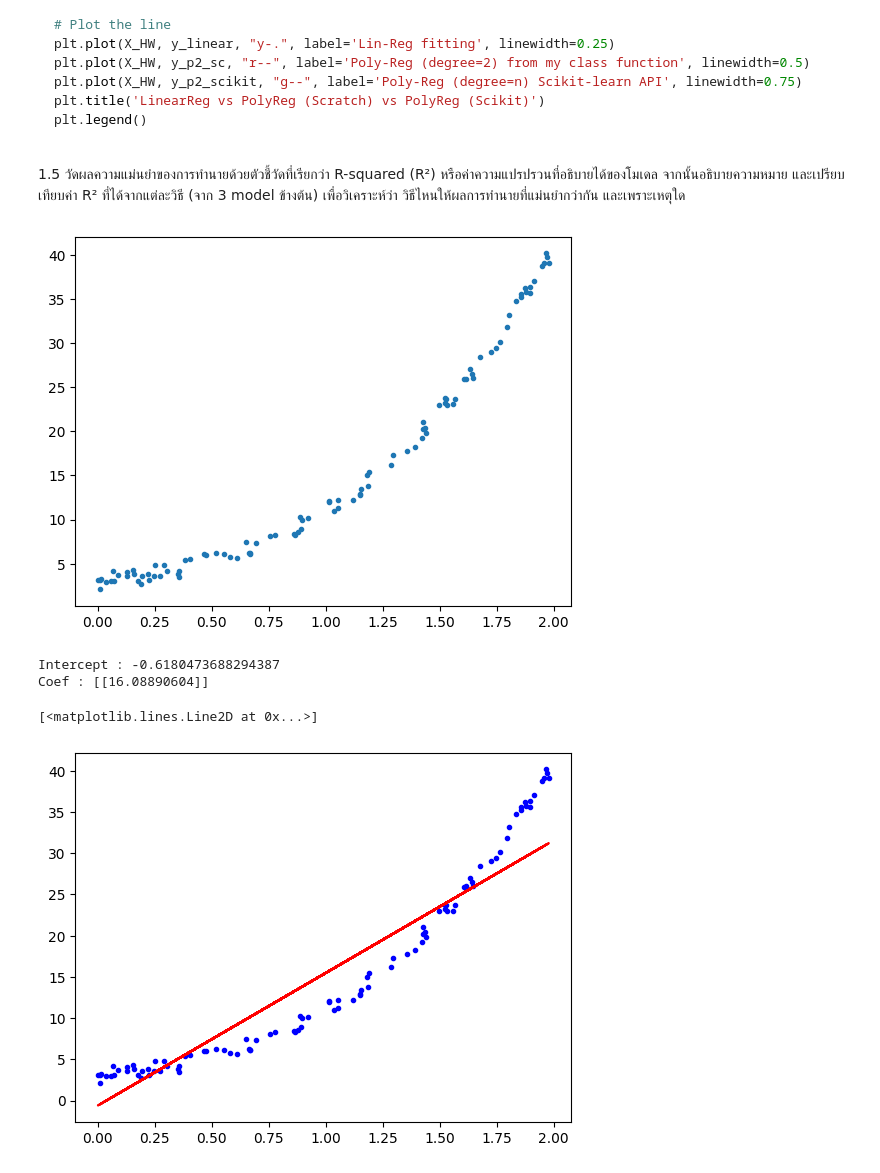
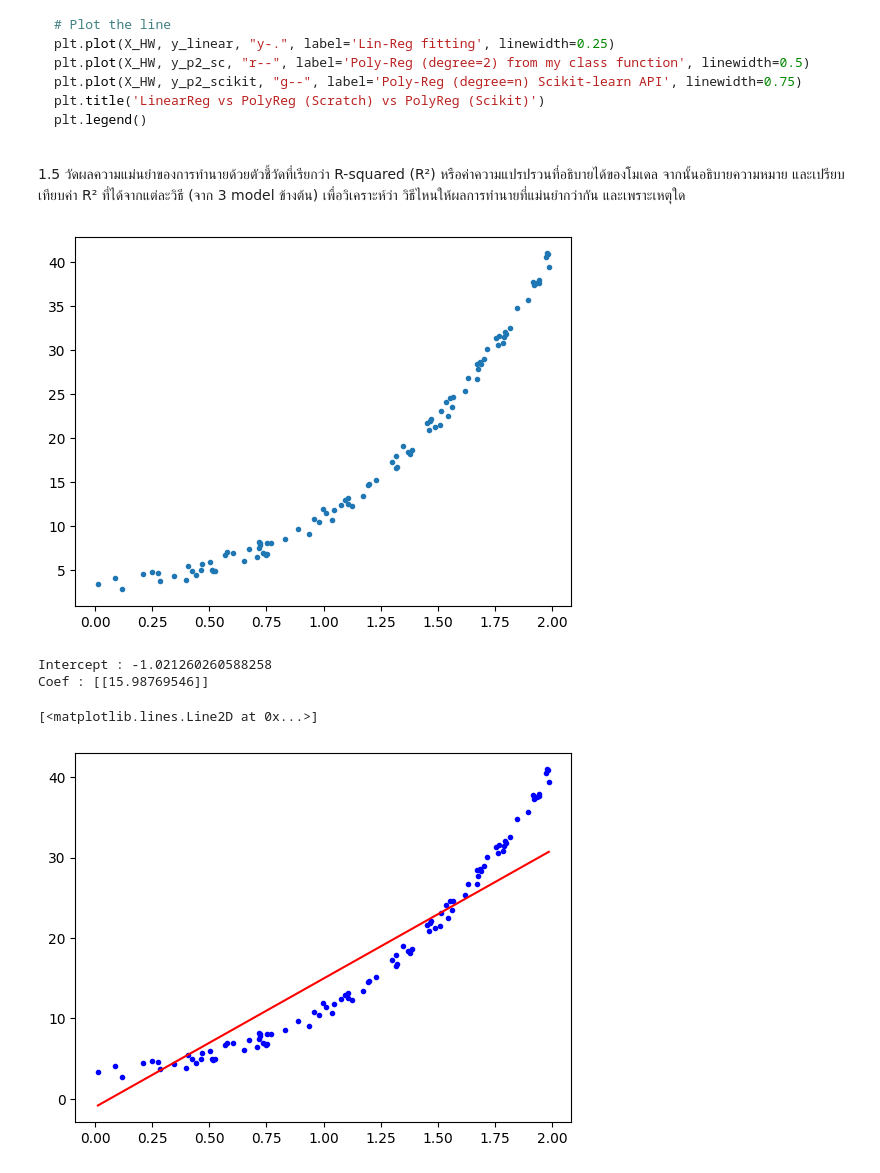
Before and after one commit to Maikittitee/ML, a Jupyter notebook: W2_HW/W2-1b_Linear_PolynomialRegression.ipynb, the cells around one changed output. Cells and saved outputs as stored; diff of their text form; code cells hidden in the pictures.

```diff
--- a/W2_HW/W2-1b_Linear_PolynomialRegression.ipynb
+++ b/W2_HW/W2-1b_Linear_PolynomialRegression.ipynb
@@ -263,5 +0,0 @@ Now it's possible to apply "linear" regression on the "extended dataset":
-# %%
-from sklearn.linear_model import LinearRegression
-lin_reg_p2 = LinearRegression()
-lin_reg_p2.fit(X_poly_p2, y)
-lin_reg_p2.intercept_, lin_reg_p2.coef_
@@ -278,4 +0,0 @@ X[0], X_poly_p3[0]
-# %%
-lin_reg_p3 = LinearRegression()
-lin_reg_p3.fit(X_poly_p3, y)
-lin_reg_p3.intercept_, lin_reg_p3.coef_
@@ -286,6 +0,0 @@ Let's also train a regression line with the dataset original (that is, without t
-# %%
-# @title Linear regression (1 input (power of 1), 1output): Y = b0 + b1X + E
-
-lin_reg1 = LinearRegression()
-lin_reg1.fit(X, y) # WARNING: here are using the original, not extended data for training
-lin_reg1.intercept_, lin_reg1.coef_
@@ -449,6 +119,10 @@ import numpy as np
 
 m = 1 # Noise Magnitude
 X_HW = 2 * np.random.rand(100, 1)
+
+sorted_indices = np.argsort( X_HW.flatten() )
+X_HW = X_HW[ sorted_indices ]
+
 y_HW = (3 * X_HW**3) + (2 * X_HW**2) + (3 *X_HW) + 4 + (2*m*(np.random.rand(100, 1) - 1))
 # %%
 import matplotlib.pyplot as plt
@@ -456,7 +130,7 @@ import matplotlib.pyplot as plt
 plt.plot(X_HW, y_HW, '.' )
 plt.show()
 # %% [output]
-[figure, old version]
+[figure, new version]
 # %%
 # 1.1 สร้าง linear regression from scratch แล้ว run แค่เพียง inference (no update)
 
@@ -471,39 +145,39 @@ class LinearRegressionScratch:
 		self.coef_ = None # m
 		self.intercept_ = None # b
 
 	def fit(self, X, y):
 		self.coef_ = np.dot(np.linalg.inv(np.dot(X.T, X)), np.dot(X.T, y))
 		self.intercept_ = np.mean(y - np.dot(X, self.coef_))
 
 	def predict(self, X):
 		"""
 		  Predicts the target values for new data.
 		  Args:
 			  X: A numpy array of shape (n_samples, n_features) representing the new input data.
 		  Returns:
 			  A numpy array of shape (n_samples,) representing the predicted target values.
 		"""
 		return np.dot(X, self.coef_) + self.intercept_
 
 
 X_reshape, Y_reshape = X_HW.reshape(-1, 1), y_HW.reshape(-1, 1)
 lin_reg_scratch = LinearRegressionScratch()
 lin_reg_scratch.fit(X_reshape, Y_reshape)
 
 print(f"Intercept : {lin_reg_scratch.intercept_}")
 print(f"Coef : {lin_reg_scratch.coef_}")
 
 
-y_pred = lin_reg_scratch.predict( X_HW )
+y_pred_lin = lin_reg_scratch.predict( X_HW )
 
 plt.plot( X_HW, y_HW, '.', color='blue')
-( y_pred.shape)
-plt.plot( X_HW, y_pred, color='red' )
+( y_pred_lin.shape)
+plt.plot( X_HW, y_pred_lin, color='red' )
 # %% [output]
-Intercept : -0.6180473688294387
-Coef : [[16.08890604]]
+Intercept : -1.021260260588258
+Coef : [[15.98769546]]
 [<matplotlib.lines.Line2D at 0x...>]
-[figure, old version]
+[figure, new version]
 # %%
 #   1.2 สร้าง polynomial regression from scratch แล้ว run กำหนดให้อัตราการเรียนรู้ (learning rate) เท่ากับ 1e-3 และจำนวนรอบการวนซ้ำ (iteration) เท่ากับ 1000 รอบ
 
```
Also changed, not shown: parts of 35 cells of this notebook.
